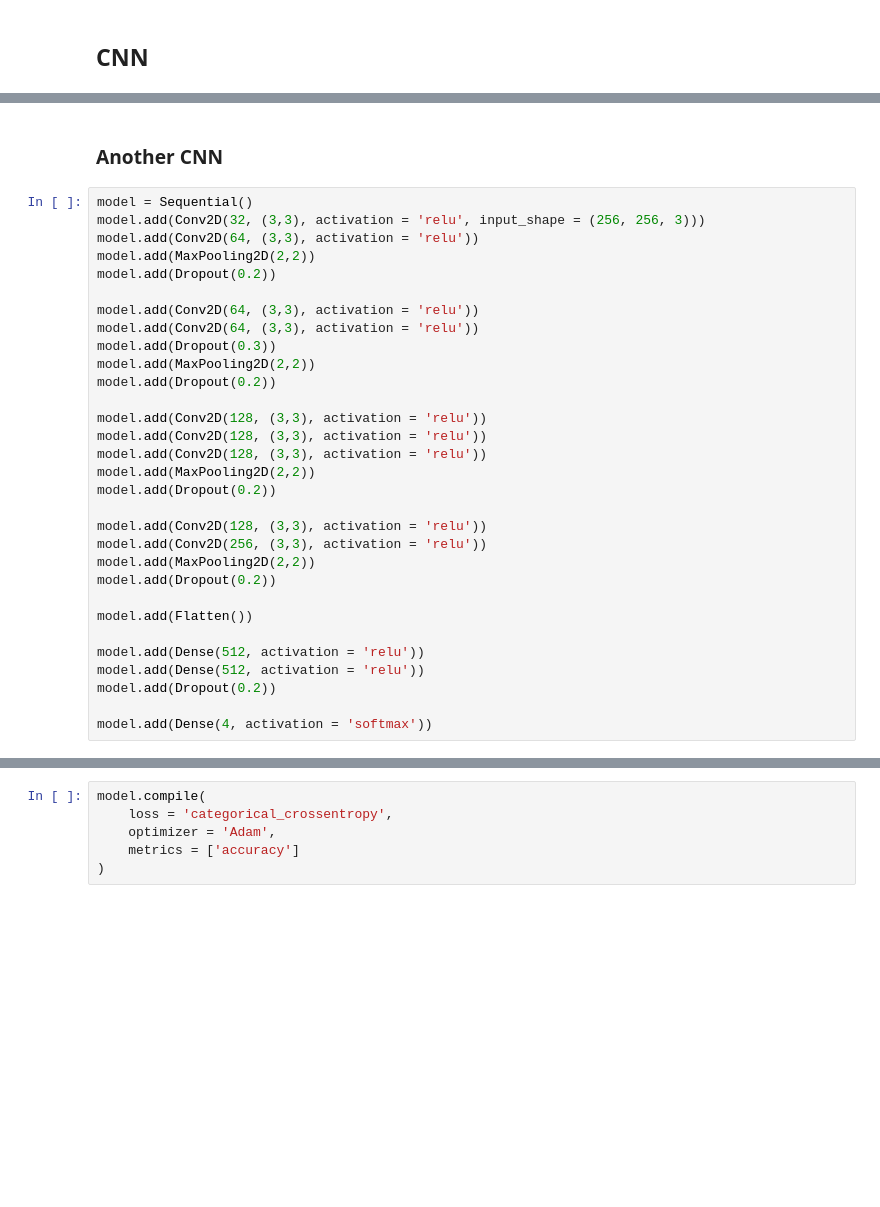
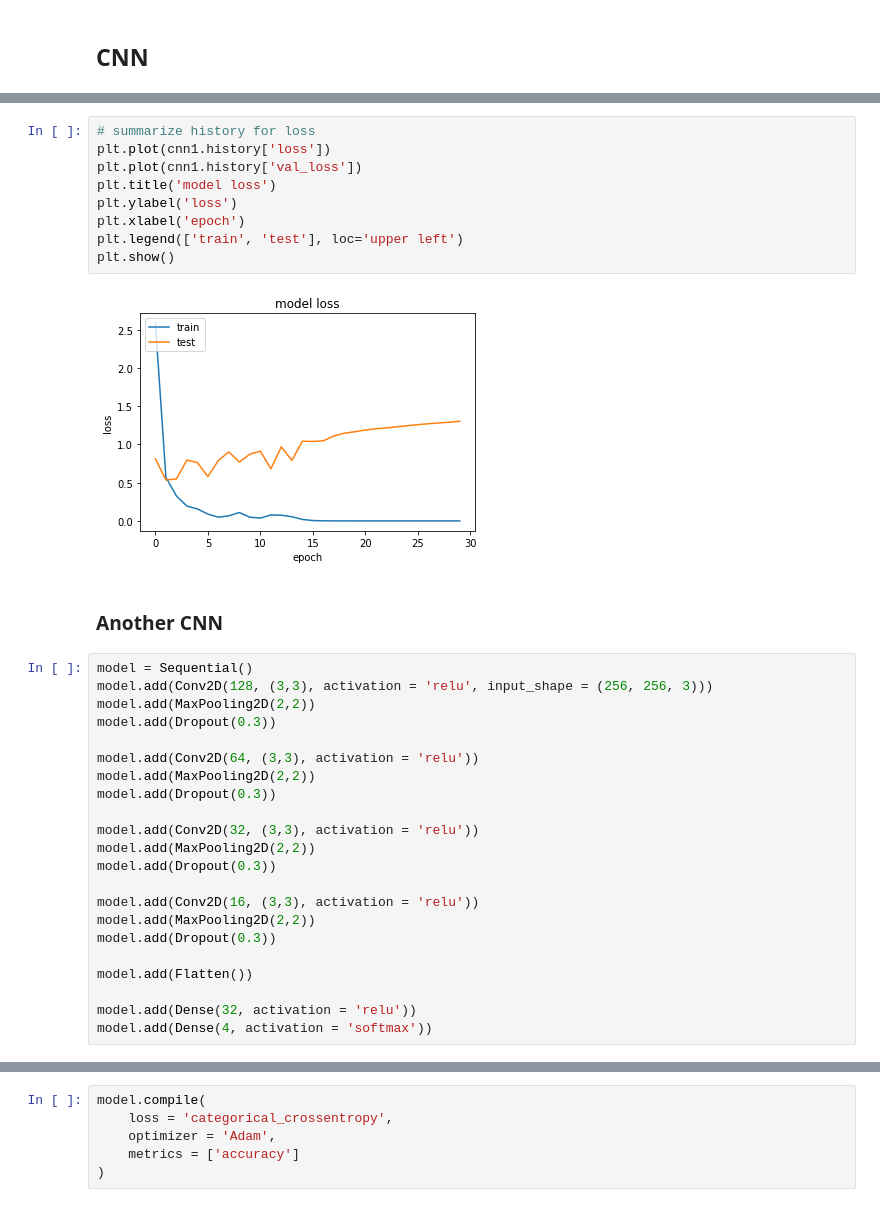
Before and after one commit to jagan-singh/brain_tumor_detection, a Jupyter notebook: project.ipynb, the cells around one changed output, grey strips where cells are left out. Cells and saved outputs as stored; diff of their text form; blank space fills up the shorter version.

```diff
--- a/project.ipynb
+++ b/project.ipynb
@@ -187,35 +258,37 @@ Test:  [2.7956924438476562, 0.6852791905403137]
+# %%
+# summarize history for loss
+plt.plot(cnn1.history['loss'])
+plt.plot(cnn1.history['val_loss'])
+plt.title('model loss')
+plt.ylabel('loss')
+plt.xlabel('epoch')
+plt.legend(['train', 'test'], loc='upper left')
+plt.show()
+# %% [output]
+[figure, added]
 # %% [markdown]
 ### Another CNN
 # %%
 model = Sequential()
-model.add(Conv2D(32, (3,3), activation = 'relu', input_shape = (256, 256, 3)))
+model.add(Conv2D(128, (3,3), activation = 'relu', input_shape = (256, 256, 3)))
+model.add(MaxPooling2D(2,2))
+model.add(Dropout(0.3))
+
 model.add(Conv2D(64, (3,3), activation = 'relu'))
 model.add(MaxPooling2D(2,2))
-model.add(Dropout(0.2))
+model.add(Dropout(0.3))
 
-model.add(Conv2D(64, (3,3), activation = 'relu'))
-model.add(Conv2D(64, (3,3), activation = 'relu'))
+model.add(Conv2D(32, (3,3), activation = 'relu'))
+model.add(MaxPooling2D(2,2))
 model.add(Dropout(0.3))
+
+model.add(Conv2D(16, (3,3), activation = 'relu'))
 model.add(MaxPooling2D(2,2))
-model.add(Dropout(0.2))
-
-model.add(Conv2D(128, (3,3), activation = 'relu'))
-model.add(Conv2D(128, (3,3), activation = 'relu'))
-model.add(Conv2D(128, (3,3), activation = 'relu'))
-model.add(MaxPooling2D(2,2))
-model.add(Dropout(0.2))
-
-model.add(Conv2D(128, (3,3), activation = 'relu'))
-model.add(Conv2D(256, (3,3), activation = 'relu'))
-model.add(MaxPooling2D(2,2))
-model.add(Dropout(0.2))
+model.add(Dropout(0.3))
 
 model.add(Flatten())
 
-model.add(Dense(512, activation = 'relu'))
-model.add(Dense(512, activation = 'relu'))
-model.add(Dropout(0.2))
-
+model.add(Dense(32, activation = 'relu'))
 model.add(Dense(4, activation = 'softmax'))
 # %%
 model.summary()
```
Also changed, not shown: parts of 41 cells of this notebook, 6 other files.
